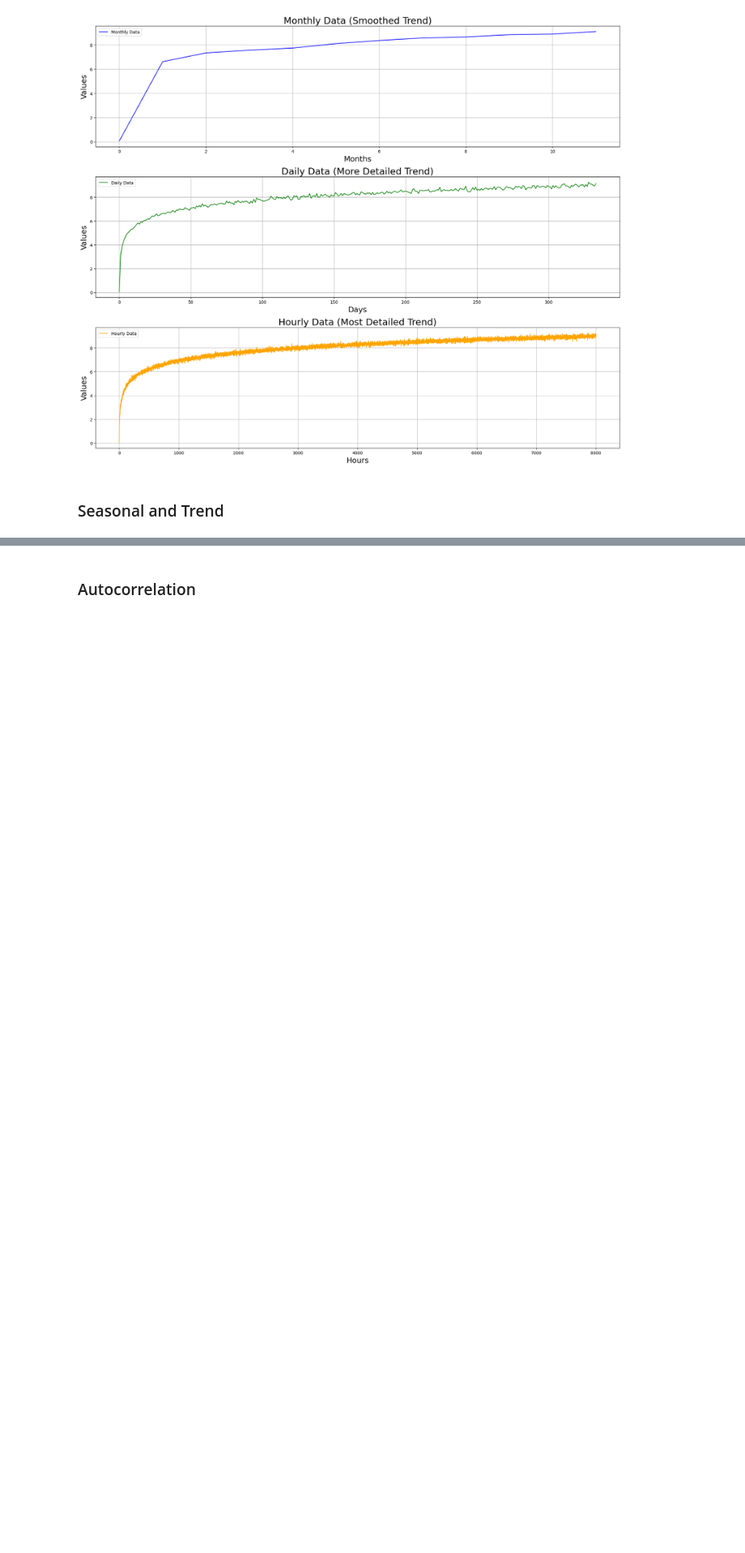
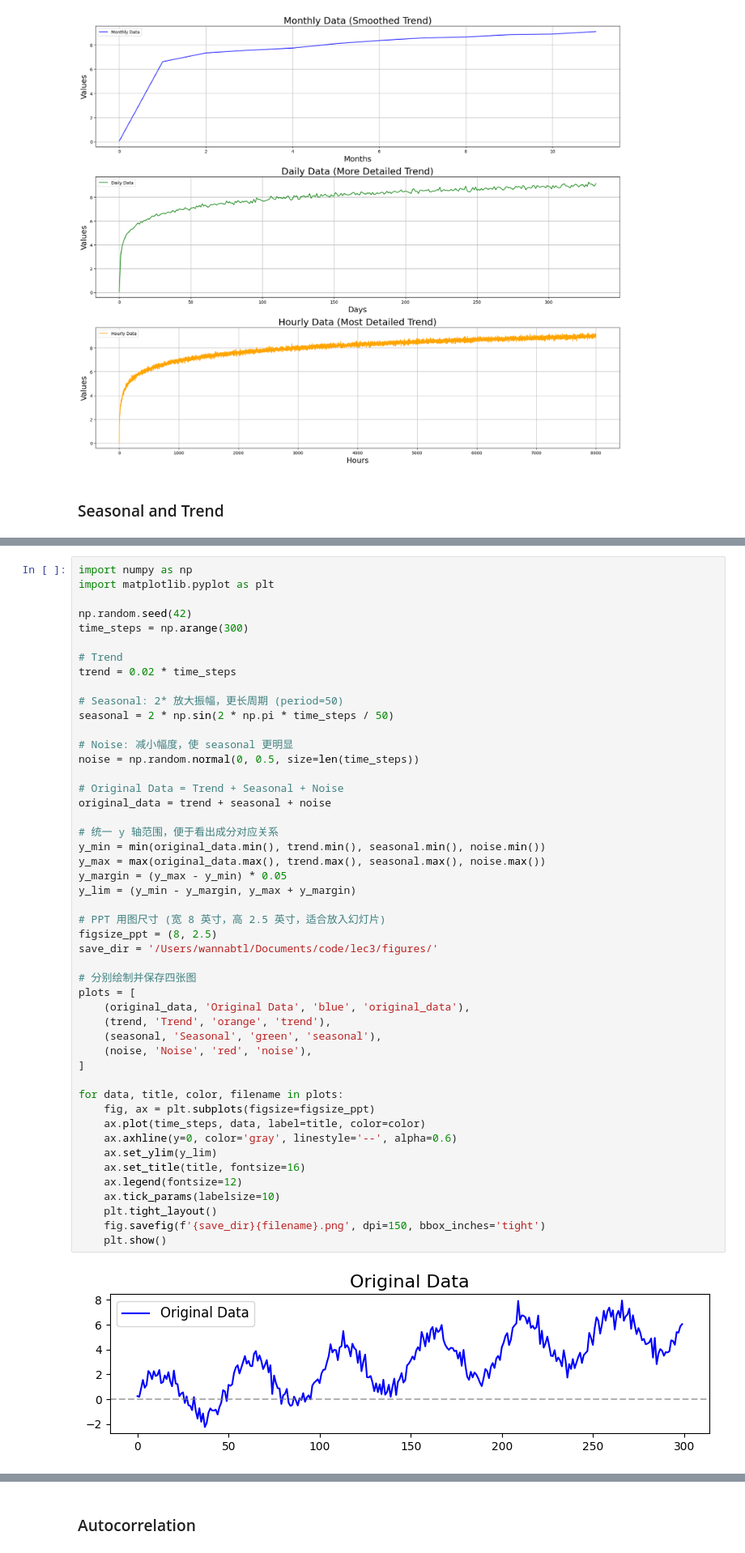
Before and after one commit to NetManAIOps/sktime, a Jupyter notebook: lectures/lec2/Time_Domain_Features.ipynb, the cells around one changed output, grey strips where cells are left out. Shown at 81% size. Saved outputs shown, nothing was run; the diff lists cells and outputs as text; blank space fills up the shorter version.

```diff
--- a/lectures/lec2/Time_Domain_Features.ipynb
+++ b/lectures/lec2/Time_Domain_Features.ipynb
@@ -101,0 +70,50 @@ plt.show()
+# %%
+import numpy as np
+import matplotlib.pyplot as plt
+
+np.random.seed(42)
+time_steps = np.arange(300)
+
+# Trend
+trend = 0.02 * time_steps
+
+# Seasonal: 2* 放大振幅，更长周期 (period=50)
+seasonal = 2 * np.sin(2 * np.pi * time_steps / 50)
+
+# Noise: 减小幅度，使 seasonal 更明显
+noise = np.random.normal(0, 0.5, size=len(time_steps))
+
+# Original Data = Trend + Seasonal + Noise
+original_data = trend + seasonal + noise
+
+# 统一 y 轴范围，便于看出成分对应关系
+y_min = min(original_data.min(), trend.min(), seasonal.min(), noise.min())
+y_max = max(original_data.max(), trend.max(), seasonal.max(), noise.max())
+y_margin = (y_max - y_min) * 0.05
+y_lim = (y_min - y_margin, y_max + y_margin)
+
+# PPT 用图尺寸 (宽 8 英寸，高 2.5 英寸，适合放入幻灯片)
+figsize_ppt = (8, 2.5)
+save_dir = '/Users/wannabtl/Documents/code/lec3/figures/'
+
+# 分别绘制并保存四张图
+plots = [
+    (original_data, 'Original Data', 'blue', 'original_data'),
+    (trend, 'Trend', 'orange', 'trend'),
+    (seasonal, 'Seasonal', 'green', 'seasonal'),
+    (noise, 'Noise', 'red', 'noise'),
+]
+
+for data, title, color, filename in plots:
+    fig, ax = plt.subplots(figsize=figsize_ppt)
+    ax.plot(time_steps, data, label=title, color=color)
+    ax.axhline(y=0, color='gray', linestyle='--', alpha=0.6)
+    ax.set_ylim(y_lim)
+    ax.set_title(title, fontsize=16)
+    ax.legend(fontsize=12)
+    ax.tick_params(labelsize=10)
+    plt.tight_layout()
+    fig.savefig(f'{save_dir}{filename}.png', dpi=150, bbox_inches='tight')
+    plt.show()
+# %% [output]
+[figure, added]
```
Also changed, not shown: parts of 3 cells of this notebook.
